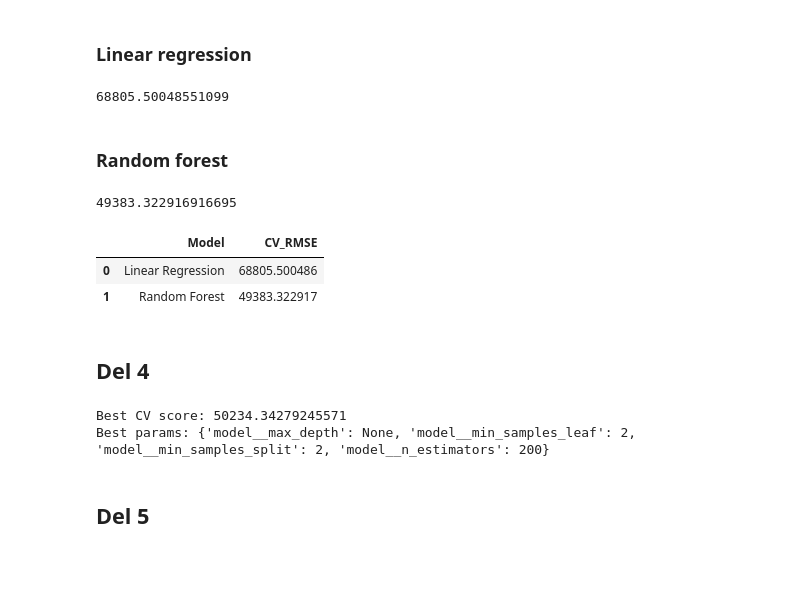
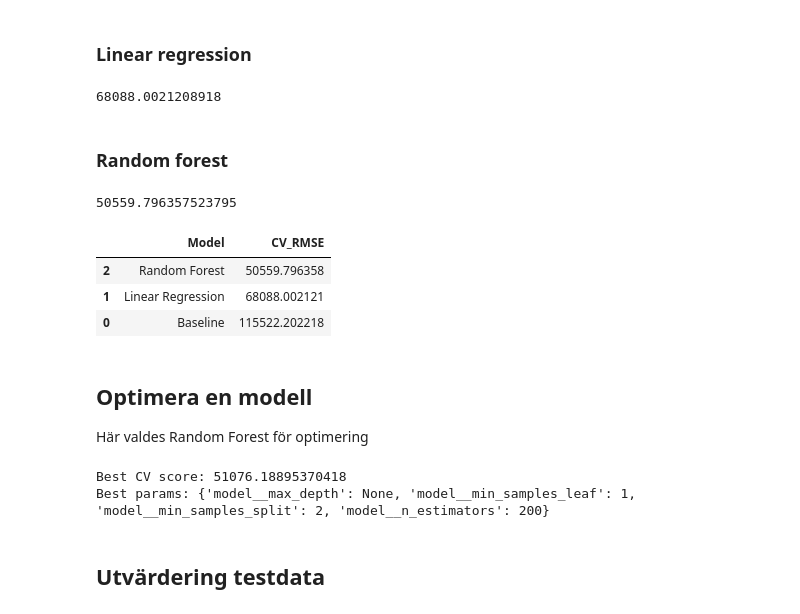
Before and after one commit to Cym3ra/ml_assignment1, a Jupyter notebook: housing_analysis.ipynb, the cells around one changed output. Cells and saved outputs as stored; diff of their text form; code cells hidden in the pictures; blank space fills up the shorter version.

Commit message:
added titles, updated some data

```diff
--- a/housing_analysis.ipynb
+++ b/housing_analysis.ipynb
@@ -99,3 +113,7 @@ dtype: int64
+# %%
+df["rooms_per_household"] = df["total_rooms"] / df["households"]
+df["bedrooms_per_room"] = df["total_bedrooms"] / df["total_rooms"]
+df["population_per_household"] = df["population"] / df["households"]
 # %%
 plt.figure(figsize=(7,4))
 sns.histplot(df["median_house_value"], kde=True)
@@ -136,7 +160,7 @@ X_train, X_test, y_train, y_test = train_test_split(
     random_state=RANDOM_STATE,
 )
 
-numerical_features = X.select_dtypes(include=["int64","float64"]).columns
+numerical_features = X_train.select_dtypes(include=["int64","float64"]).columns
 categorical_features = ["ocean_proximity"]
 
 print("Train:", X_train.shape, "Test:", X_test.shape)
@@ -204,27 +226,40 @@ lin_reg_scores = cv_model(linear_reg_pl, X_train, y_train)
 
 print(lin_reg_scores)
 # %% [output]
-68805.50048551099
+68088.0021208918
 # %% [markdown]
 ### Random forest
 # %%
-rand_forest_pl = Pipeline([("preprocessor", preprocessor), ("model", RandomForestRegressor(n_estimators=100, random_state=42))])
+rand_forest_pl = Pipeline([
+    ("preprocessor", preprocessor),
+    ("model", RandomForestRegressor(n_estimators=100, random_state=RANDOM_STATE))
+    ])
 
 rand_forest_scores = cv_model(rand_forest_pl, X_train, y_train)
 
 print(rand_forest_scores.mean())
 # %% [output]
-49383.322916916695
+50559.796357523795
 # %%
-results = pd.DataFrame({"Model": ["Linear Regression", "Random Forest"],
-                        "CV_RMSE": [lin_reg_scores.mean(), rand_forest_scores.mean()]})
-results
+results = pd.DataFrame({
+    "Model": ["Baseline", "Linear Regression", "Random Forest"],
+    "CV_RMSE": [
+        baseline_scores,
+        lin_reg_scores,
+        rand_forest_scores
+    ]
+})
+
+results.sort_values("CV_RMSE")
 # %% [output]
 |  | Model | CV_RMSE |
-| 0 | Linear Regression | 68805.500486 |
-| 1 | Random Forest | 49383.322917 |
+| 2 | Random Forest | 50559.796358 |
+| 1 | Linear Regression | 68088.002121 |
+| 0 | Baseline | 115522.202218 |
 # %% [markdown]
-## Del 4
+## Optimera en modell
+
+Här valdes Random Forest för optimering
 # %%
 param_grid = {
     "model__n_estimators": [100, 200],
@@ -245,8 +280,8 @@ grid_search.fit(X_train, y_train)
 print("Best CV score:", -grid_search.best_score_)
 print("Best params:", grid_search.best_params_)
 # %% [output]
-Best CV score: 50234.34279245571
-Best params: {'model__max_depth': None, 'model__min_samples_leaf': 2, 'model__min_samples_split': 2, 'model__n_estimators': 200}
+Best CV score: 51076.18895370418
+Best params: {'model__max_depth': None, 'model__min_samples_leaf': 1, 'model__min_samples_split': 2, 'model__n_estimators': 200}
 # %%
 def evaluate_regression(y_true, y_pred) -> dict:
     mae = mean_absolute_error(y_true, y_pred)
@@ -258,7 +293,7 @@ def evaluate_regression(y_true, y_pred) -> dict:
         "R2": r2,
     }
 # %% [markdown]
-## Del 5
+## Utvärdering testdata
 # %%
 best_model = grid_search.best_estimator_
 
```
Also changed, not shown: parts of 14 cells of this notebook.
